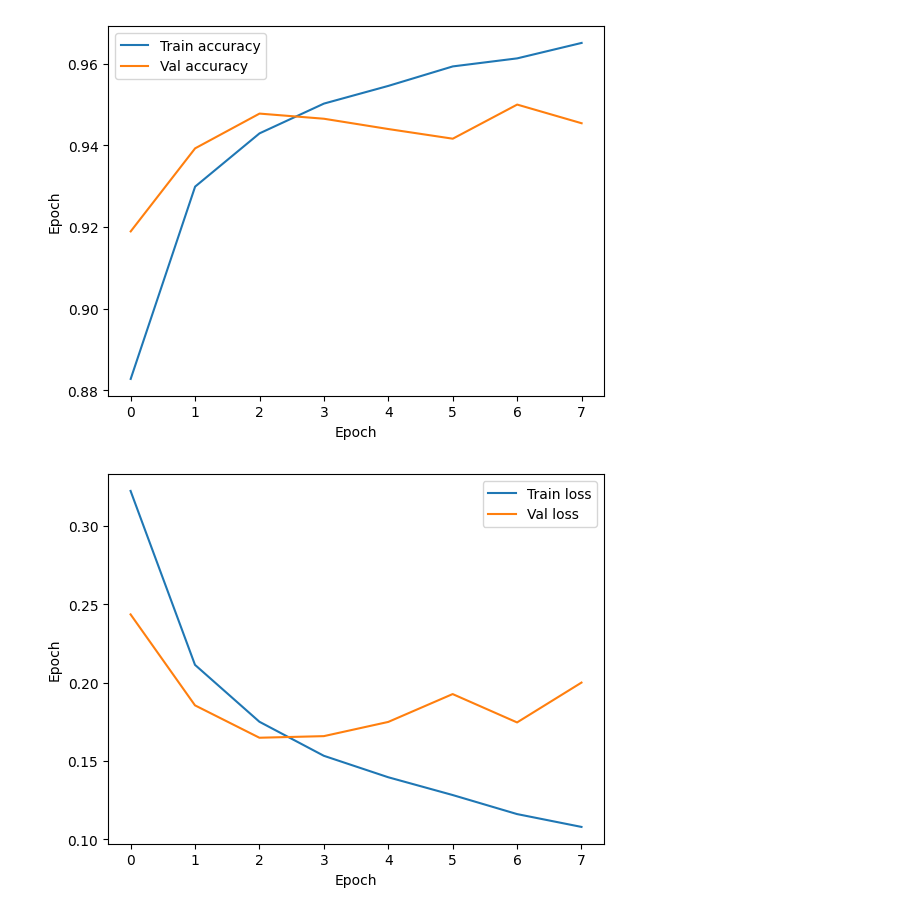
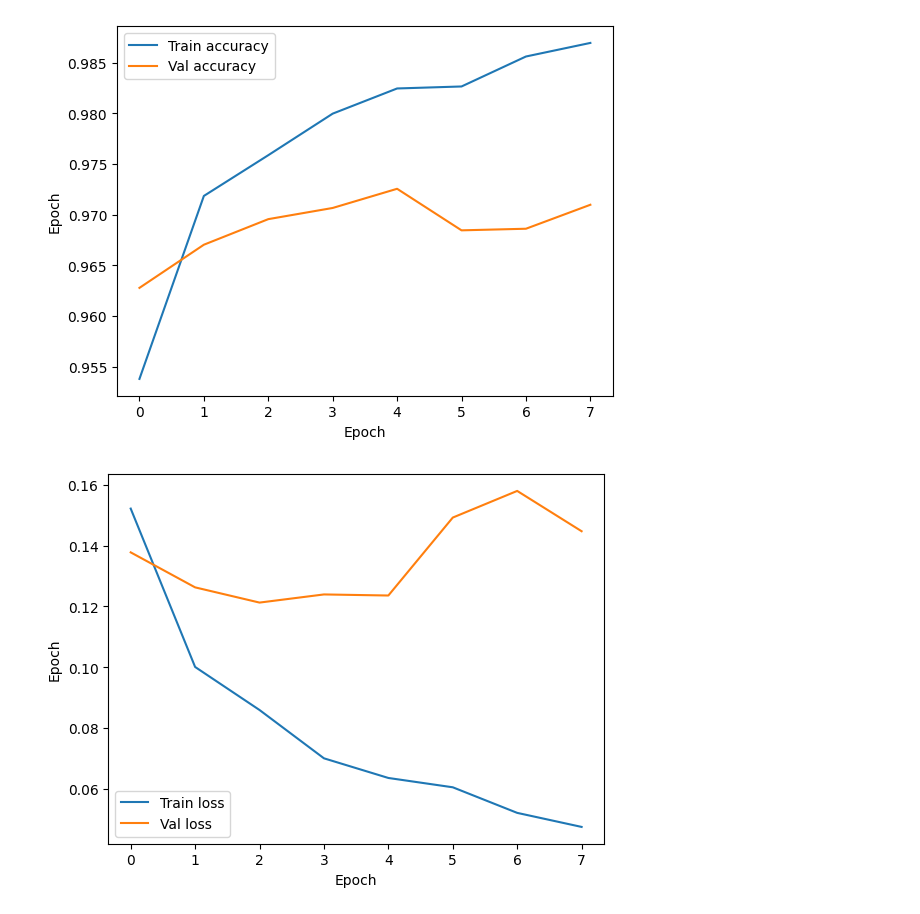
Before and after one commit to Minou2105/FireDetectionModel_KH, a Jupyter notebook: code/kaggle_notebook.ipynb, the cells around one changed output. Cells and saved outputs as stored; diff of their text form; code cells hidden in the pictures.

```diff
--- a/code/kaggle_notebook.ipynb
+++ b/code/kaggle_notebook.ipynb
@@ -3,3 +7,5 @@ import os
+# %%
+version = "ResnetV1"
 # %%
 config_str = \
 """
@@ -131,10 +149,9 @@ def get_aug_model(augment = False):
 # %%
 import keras
 from keras.callbacks import EarlyStopping, ModelCheckpoint
-def test_fire_initial():
+def test_fire_initial(version):
 
     print(get_available_devices())
-    version = "V15"
     config = tf.compat.v1.ConfigProto()
     config.gpu_options.allow_growth = True
     session = tf.compat.v1.Session(config=config)
@@ -149,22 +166,29 @@ def test_fire_initial():
     image_size = config["input"]["image_size"]
     batch_size = config["input"]["batch_size"]
     validation_split = config["input"]["validation_split"]
+    use_resnet = config["input"]["use_resnet"]
+    print(use_resnet)
 
     filename = version + "_Run.txt"
     std_orig, file = output_to_file(os.path.join(logging_path, filename))
 
-    train_ds, val_ds = read_images_from_dir(os.path.join(image_input_path, "train"), image_size = image_size, batch_size = batch_size, validation_split=validation_split)
-    test_ds = read_images_from_dir(os.path.join(image_input_path, "test"), image_size = image_size, batch_size = batch_size)
-
+    train_ds, val_ds = read_images_from_dir2(os.path.join(image_input_path, "train"), image_size = image_size, batch_size = batch_size, validation_split=validation_split)
+    test_ds = read_images_from_dir2(os.path.join(image_input_path, "test"), image_size = image_size, batch_size = batch_size)
+    print(type(train_ds))
+    print(type(test_ds))
+    print(type(val_ds))
     aug_model = get_aug_model(augment = False)
     if aug_model:
+        print("augmenting dataset")
         AUTOTUNE = tf.data.AUTOTUNE
         train_ds = train_ds.map(lambda x, y: (aug_model(x), y), num_parallel_calls=AUTOTUNE)
-    #train_ds = train_ds.batch(32)
-    #test_ds = test_ds.batch(32)
+    #elif use_resnet:
+    #    print(type(train_ds))
+    #    train_ds = preprocess_input(train_ds)
+    #    test_ds = preprocess_input(test_ds)
 
 
-    model = FireDetectionModel(input_shape = (image_size[0], image_size[1], 3))
+    model = FireDetectionModel(input_shape = (image_size[0], image_size[1], 3), use_resnet = use_resnet)
     model.build(input_shape = (None,image_size[0], image_size[1], 3))
     model.compile(optimizer="adam",
                   loss="categorical_crossentropy",
@@ -172,12 +196,19 @@ def test_fire_initial():
     model.summary(expand_nested = True)
     keras.utils.plot_model(model, show_shapes = True, expand_nested = True)
 
-    callbacks = [
-        EarlyStopping(monitor='val_loss', patience=5, verbose=0, mode='min', restore_best_weights = True),
-        ModelCheckpoint(version + '_model-{epoch:03d}-{accuracy:03f}-{val_accuracy:03f}.keras', save_best_only=True, monitor='val_loss', mode='min')
-    ]
+    if use_resnet:
+        callbacks = [
+            EarlyStopping(monitor='val_loss', patience=5, verbose=0, mode='min', restore_best_weights = True),
+            ModelCheckpoint(version + '_model-{epoch:03d}-{accuracy:03f}-{val_accuracy:03f}.keras', save_weights_only = True, save_best_only=True, monitor='val_loss', mode='min')
+        ]
+    else:
+        callbacks = [
+            EarlyStopping(monitor='val_loss', patience=5, verbose=0, mode='min', restore_best_weights = True),
+            ModelCheckpoint(version + '_model-{epoch:03d}-{accuracy:03f}-{val_accuracy:03f}.keras', save_best_only=True, monitor='val_loss', mode='min')
+        ]
 
-    hist = model.fit(train_ds, validation_data=val_ds, epochs = 15, callbacks = callbacks)
+
+    hist = model.fit(train_ds, validation_data=val_ds, epochs = 30, callbacks = callbacks)
     print("Test Accuracy: " + str(model.evaluate(test_ds)))
     output_as_before(std_orig, file)
 
@@ -186,5 +217,5 @@ def test_fire_initial():
 
     return hist
 # %%
-hist = test_fire_initial()
+hist = test_fire_initial(version)
 # %% [output]
@@ -229,10 +243,10 @@ def plot(hist, value, model_name):
     plt.savefig(f"/kaggle/working/plot_{value}_{model_name}.png")
     plt.show()
 # %%
-plot(hist, "accuracy", "V15")
+plot(hist, "accuracy", version)
 # %% [output]
-[figure, old version]
+[figure, new version]
 # %%
-plot(hist, "loss", "V15")
+plot(hist, "loss", version)
 # %% [output]
-[figure, old version]
+[figure, new version]
```
Also changed, not shown: parts of 7 cells of this notebook.
